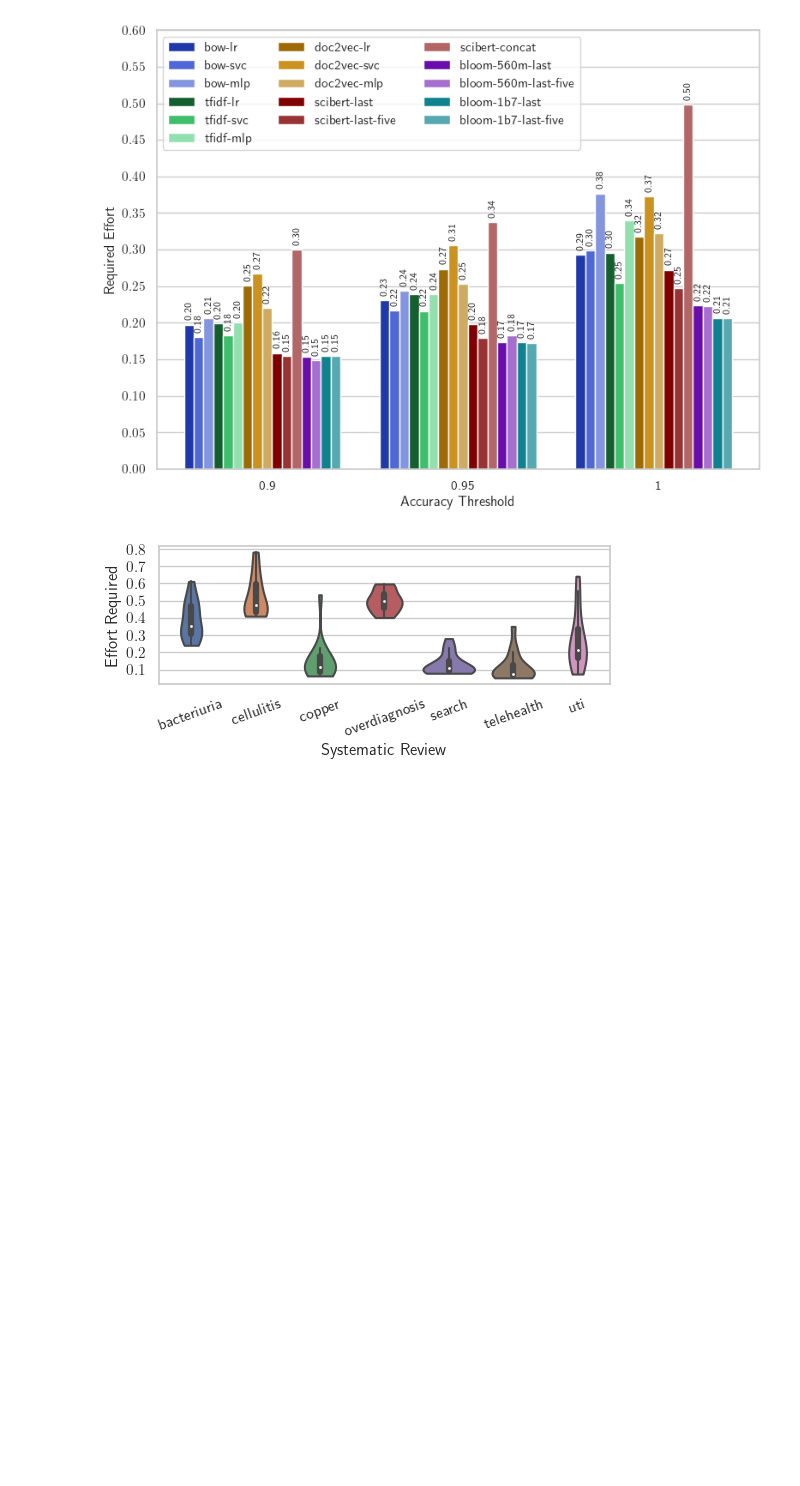
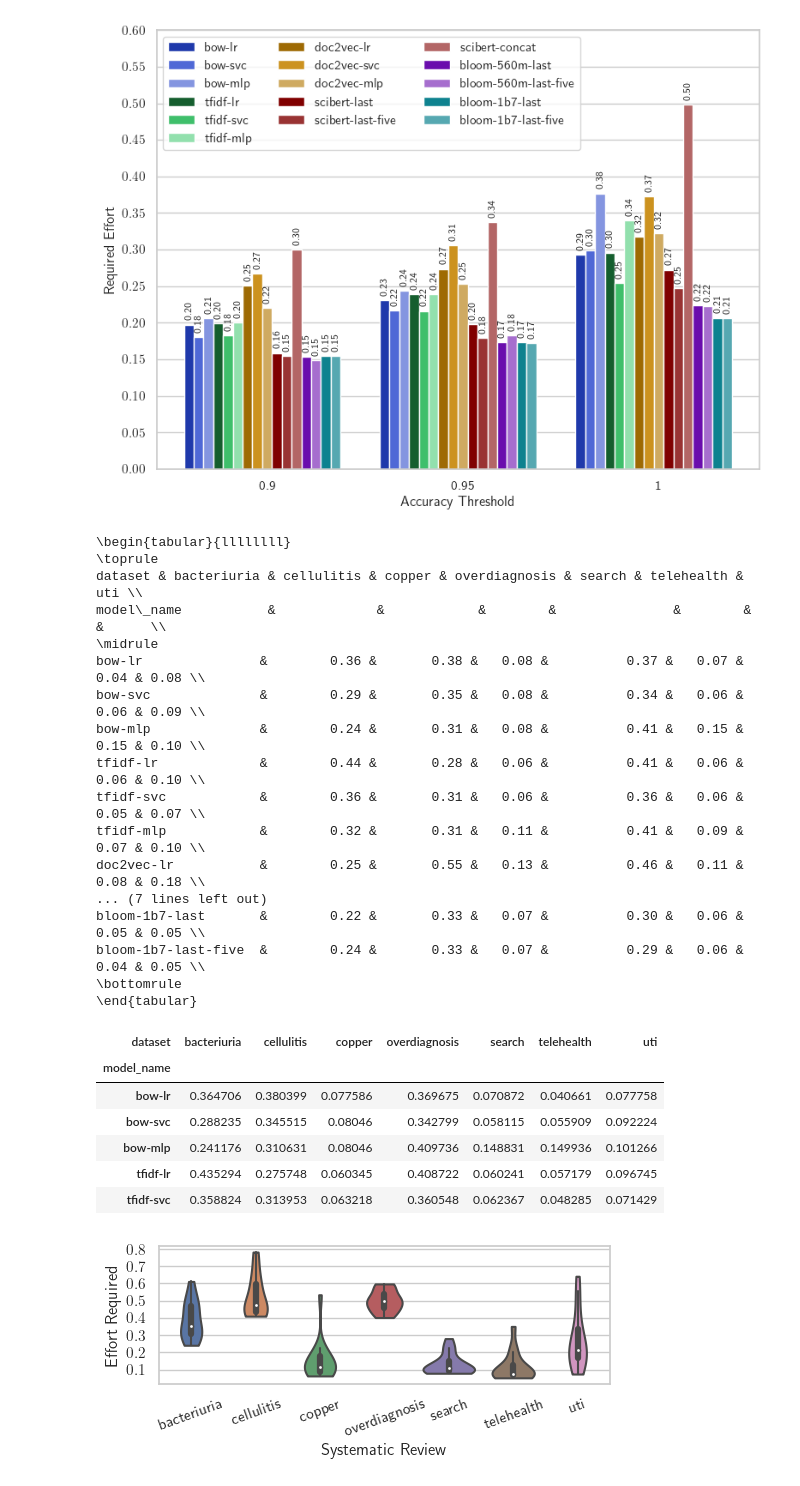
Before and after one commit to connorf25/automated-screening, a Jupyter notebook: stats-analysis.ipynb, the cells around one changed output. Saved outputs shown, nothing was run; the diff lists cells and outputs as text; code cells hidden in the pictures; blank space fills up the shorter version.

```diff
--- a/stats-analysis.ipynb
+++ b/stats-analysis.ipynb
@@ -447,6 +447,68 @@ fig.tight_layout()
 plt.show()
 # %% [output]
 [figure]
+# %%
+model_names = []
+
+datasets = ["bacteriuria", "cellulitis", "copper", "overdiagnosis", "search", "telehealth", "uti"]
+embeddings=["bow", "tfidf", "doc2vec"]
+classifiers=["lr", "svc", "mlp"]
+for embedding in embeddings:
+    for classifier in classifiers:
+        model_names.append(embedding + "-" + classifier)
+
+transformer_models = [
+    "scibert-last",
+    "scibert-last-five",
+    "scibert-concat",
+    "bloom-560m-last",
+    "bloom-560m-last-five",
+    "bloom-1b7-last",
+    "bloom-1b7-last-five"
+]
+for model in transformer_models:
+    model_names.append(model)
+
+df = pd.DataFrame(columns=['model_name', 'dataset', 'required_effort'])
+
+length = len(model_names)
+for i, model_name in enumerate(model_names):
+    required_efforts = []
+    standard_errors = []
+    for dataset in datasets:
+        effort = (get_effort(dataset, model_name, 0.9))
+        df = df.append({'model_name': model_name, 'dataset': dataset, 'required_effort': effort}, ignore_index=True)
+
+df = df.pivot(index="model_name", columns='dataset', values='required_effort')
+df = df.reindex(model_names)
+print(df.to_latex(float_format=lambda x: "{:.2f}".format(x)))
+df.head()
+# df.dtypes
+# %% [output]
+\begin{tabular}{llllllll}
+\toprule
+dataset & bacteriuria & cellulitis & copper & overdiagnosis & search & telehealth &  uti \\
+model\_name           &             &            &        &               &        &            &      \\
+\midrule
+bow-lr               &        0.36 &       0.38 &   0.08 &          0.37 &   0.07 &       0.04 & 0.08 \\
+bow-svc              &        0.29 &       0.35 &   0.08 &          0.34 &   0.06 &       0.06 & 0.09 \\
+bow-mlp              &        0.24 &       0.31 &   0.08 &          0.41 &   0.15 &       0.15 & 0.10 \\
+tfidf-lr             &        0.44 &       0.28 &   0.06 &          0.41 &   0.06 &       0.06 & 0.10 \\
+tfidf-svc            &        0.36 &       0.31 &   0.06 &          0.36 &   0.06 &       0.05 & 0.07 \\
+tfidf-mlp            &        0.32 &       0.31 &   0.11 &          0.41 &   0.09 &       0.07 & 0.10 \\
+doc2vec-lr           &        0.25 &       0.55 &   0.13 &          0.46 &   0.11 &       0.08 & 0.18 \\
+... (7 lines left out)
+bloom-1b7-last       &        0.22 &       0.33 &   0.07 &          0.30 &   0.06 &       0.05 & 0.05 \\
+bloom-1b7-last-five  &        0.24 &       0.33 &   0.07 &          0.29 &   0.06 &       0.04 & 0.05 \\
+\bottomrule
+\end{tabular}
+| dataset | bacteriuria | cellulitis | copper | overdiagnosis | search | telehealth | uti |
+| model_name |  |  |  |  |  |  |  |
+| bow-lr | 0.364706 | 0.380399 | 0.077586 | 0.369675 | 0.070872 | 0.040661 | 0.077758 |
+| bow-svc | 0.288235 | 0.345515 | 0.08046 | 0.342799 | 0.058115 | 0.055909 | 0.092224 |
+| bow-mlp | 0.241176 | 0.310631 | 0.08046 | 0.409736 | 0.148831 | 0.149936 | 0.101266 |
+| tfidf-lr | 0.435294 | 0.275748 | 0.060345 | 0.408722 | 0.060241 | 0.057179 | 0.096745 |
+| tfidf-svc | 0.358824 | 0.313953 | 0.063218 | 0.360548 | 0.062367 | 0.048285 | 0.071429 |
 # %%
 # Plot all models on one plot
 import matplotlib.pyplot as plt
```
